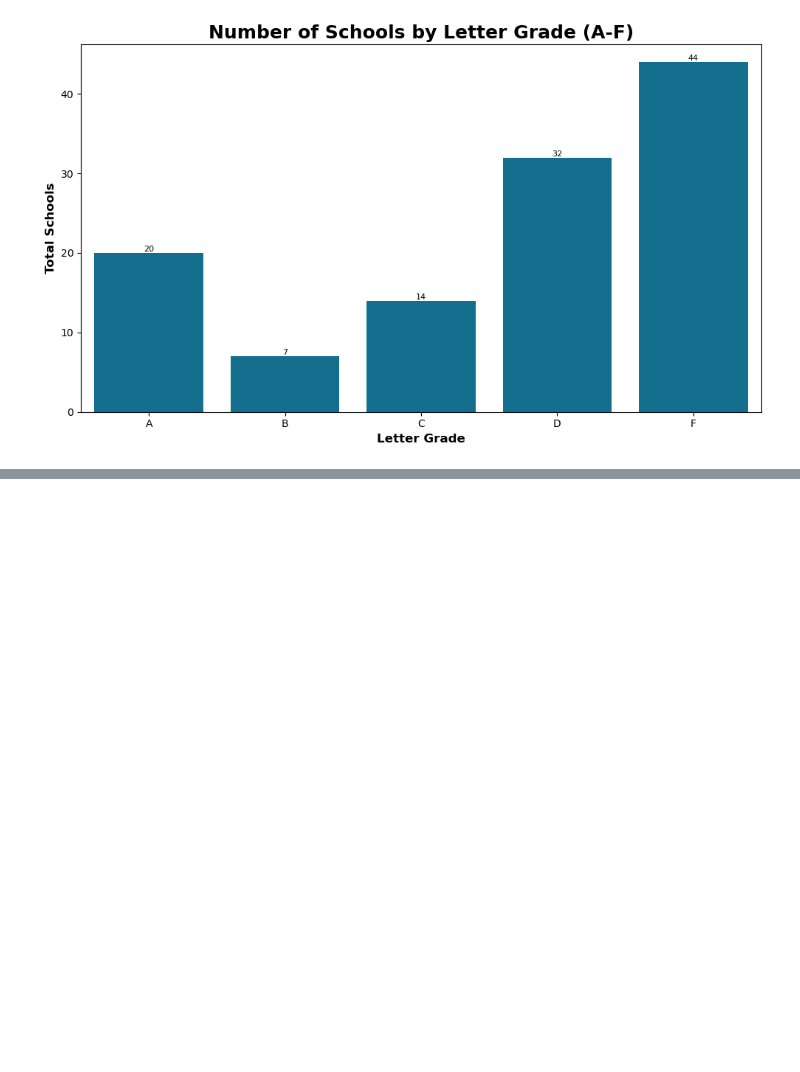
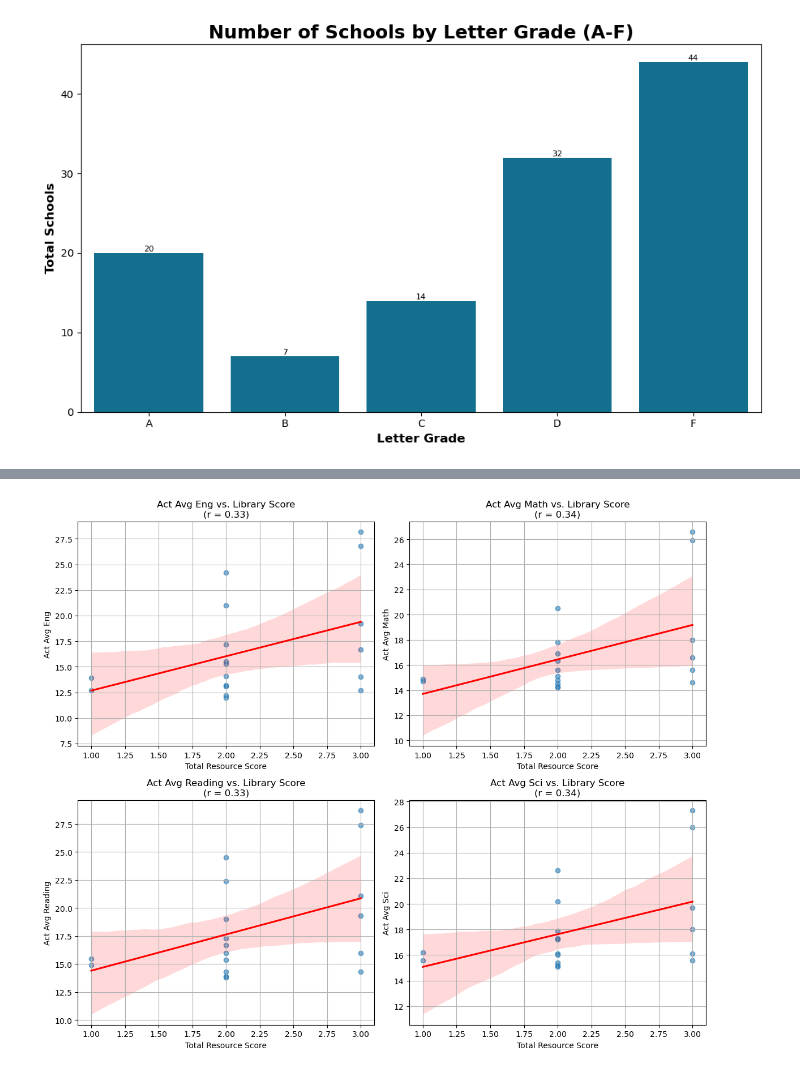
Before and after one commit to cfazio93/nashville_schools_vs_resources, a Jupyter notebook: notebooks/visuals_notebook.ipynb, the cells around one changed output, grey strips where cells are left out. Cells and saved outputs as stored; diff of their text form; code cells hidden in the pictures; blank space fills up the shorter version.

```diff
--- a/notebooks/visuals_notebook.ipynb
+++ b/notebooks/visuals_notebook.ipynb
@@ -125,0 +112,24 @@ plt.show()
+# %%
+act_cols = ['act_avg_eng', 'act_avg_math', 'act_avg_reading', 'act_avg_sci']
+
+plt.figure(figsize=(12, 10))
+
+for i, col in enumerate(act_cols, 1):
+    plt.subplot(2, 2, i)
+    sns.regplot(
+        data=schools_df,
+        x='library_score',
+        y=col,
+        scatter_kws={'alpha': 0.6},
+        line_kws={'color': 'red'}
+    )
+    corr = schools_df['total_resource_score'].corr(schools_df[col])
+    plt.title(f'{col.replace("_", " ").title()} vs. Library Score\n(r = {corr:.2f})')
+    plt.xlabel('Total Resource Score')
+    plt.ylabel(col.replace('_', ' ').title())
+    plt.grid(True)
+
+plt.tight_layout()
+plt.show()
+# %% [output]
+[figure, added]
```
Also changed, not shown: parts of 13 cells of this notebook, 14 other files.
